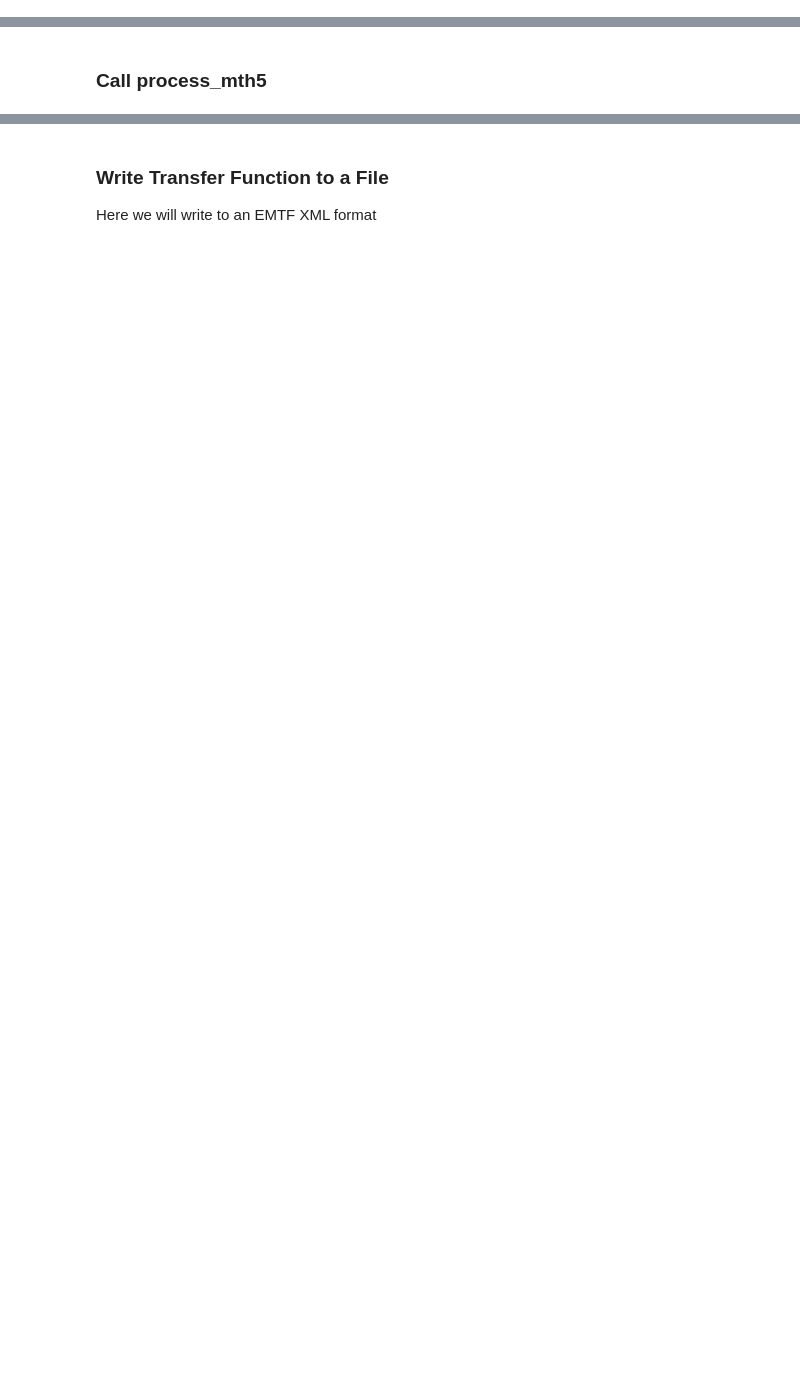
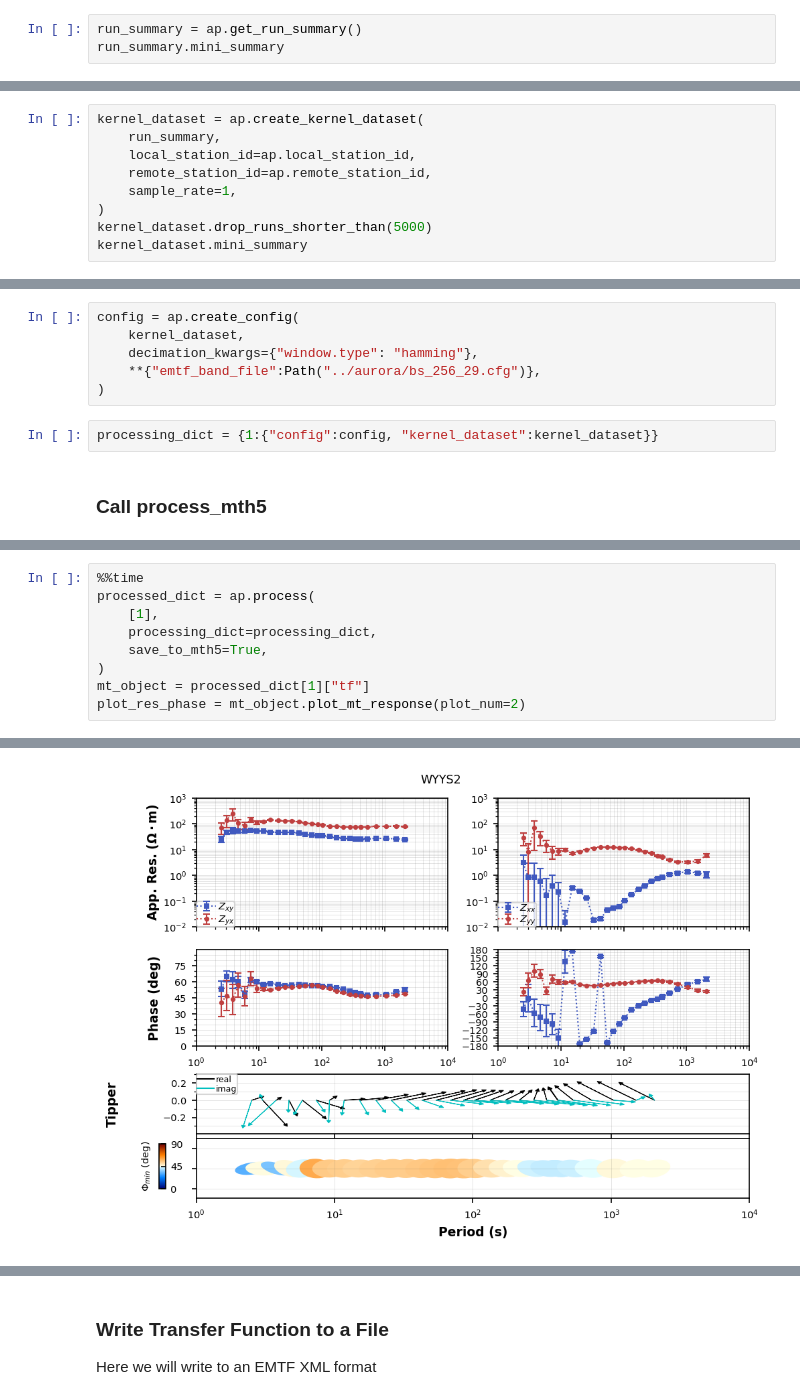
Before and after one commit to simpeg-research/earthscope-mt-course, a Jupyter notebook: notebooks/mth5/09_timeseries_to_transfer_function.ipynb, the cells around one changed output, grey strips where cells are left out. Drawn from its saved outputs; the diff is of its cells as text; blank space fills up the shorter version.

```diff
--- a/notebooks/mth5/09_timeseries_to_transfer_function.ipynb
+++ b/notebooks/mth5/09_timeseries_to_transfer_function.ipynb
@@ -187,0 +143,3 @@ mth5_run_summary.mini_summary
+# %%
+run_summary = ap.get_run_summary()
+run_summary.mini_summary
@@ -207,0 +161,9 @@ kernel_dataset.mini_summary
+# %%
+kernel_dataset = ap.create_kernel_dataset(
+    run_summary,
+    local_station_id=ap.local_station_id,
+    remote_station_id=ap.remote_station_id,
+    sample_rate=1,
+)
+kernel_dataset.drop_runs_shorter_than(5000)
+kernel_dataset.mini_summary
@@ -225,2 +189,10 @@ OK
+# %%
+config = ap.create_config(
+    kernel_dataset,
+    decimation_kwargs={"window.type": "hamming"},
+    **{"emtf_band_file":Path("../aurora/bs_256_29.cfg")},
+)
+# %%
+processing_dict = {1:{"config":config, "kernel_dataset":kernel_dataset}}
 # %% [markdown]
 ### Call process_mth5
@@ -279,0 +199,10 @@ Processing band 412.837995s
+# %%
+%%time
+processed_dict = ap.process(
+    [1],
+    processing_dict=processing_dict,
+    save_to_mth5=True,
+)
+mt_object = processed_dict[1]["tf"]
+plot_res_phase = mt_object.plot_mt_response(plot_num=2)
+# %% [output]
@@ -279,0 +226 @@ Processing band 412.837995s
+[figure, added]
```
Also changed, not shown: parts of 31 cells of this notebook.
